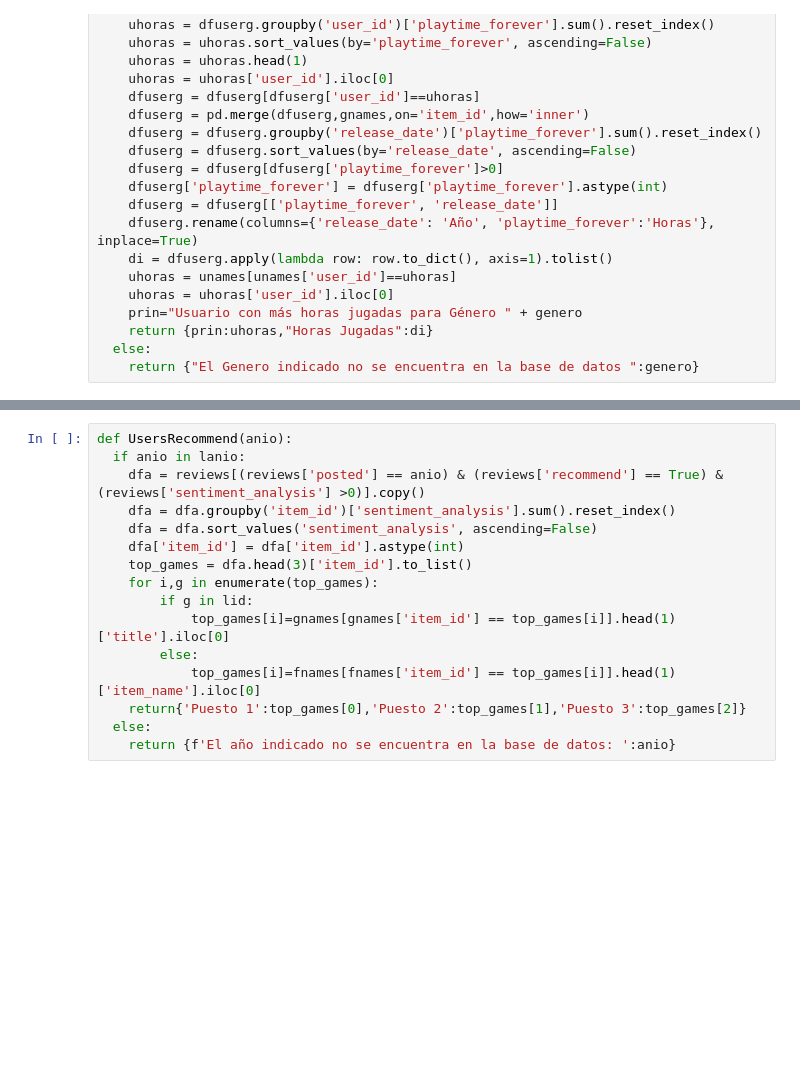
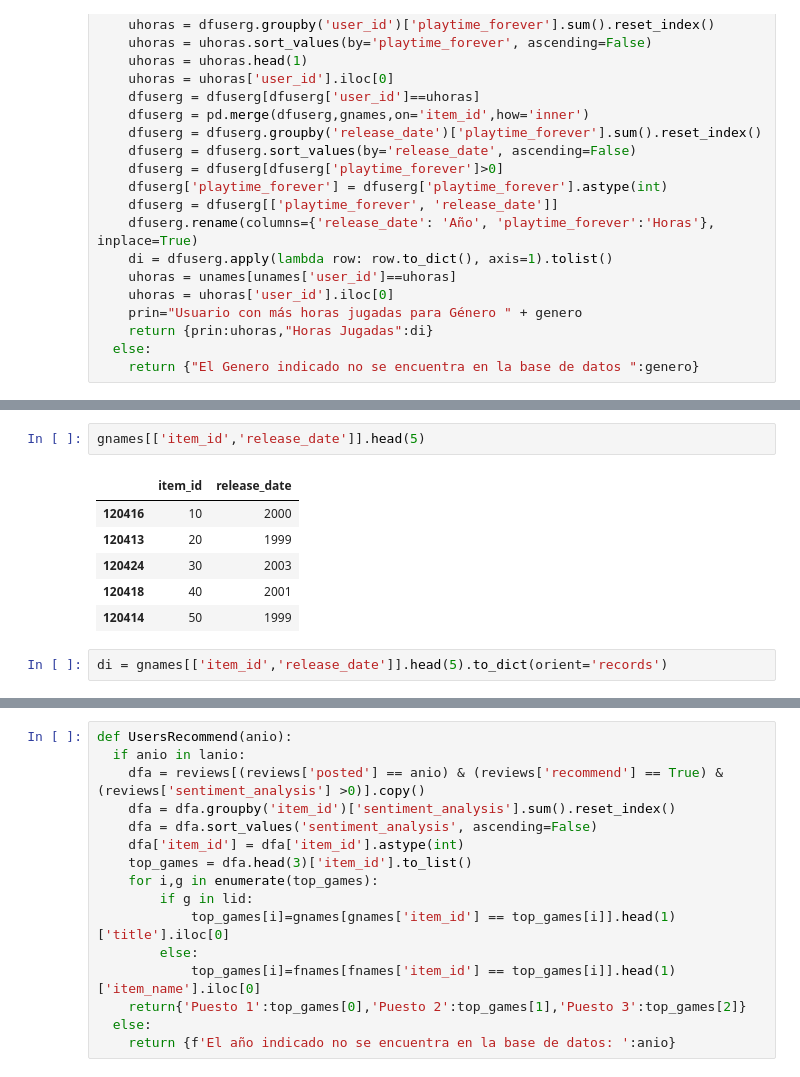
Before and after one commit to PrietoPy/PI_ML_OPS-PT, a Jupyter notebook: Notebooks/Funciones clean y ML.ipynb, the cells around one changed output, grey strips where cells are left out. Drawn from its saved outputs; the diff is of its cells as text; blank space fills up the shorter version.

```diff
--- a/Notebooks/Funciones clean y ML.ipynb
+++ b/Notebooks/Funciones clean y ML.ipynb
@@ -257,0 +283,11 @@ def UserForGenre(genero):
+# %%
+gnames[['item_id','release_date']].head(5)
+# %% [output]
+|  | item_id | release_date |
+| 120416 | 10 | 2000 |
+| 120413 | 20 | 1999 |
+| 120424 | 30 | 2003 |
+| 120418 | 40 | 2001 |
+| 120414 | 50 | 1999 |
+# %%
+di = gnames[['item_id','release_date']].head(5).to_dict(orient='records')
```
Also changed, not shown: parts of 4 cells of this notebook, 1 other file.
